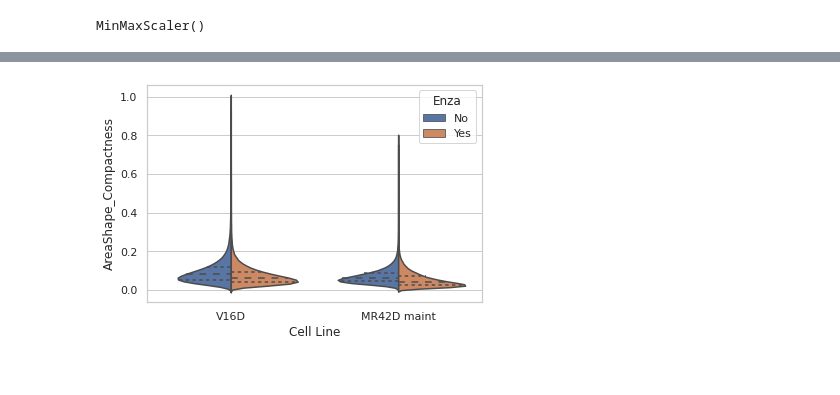
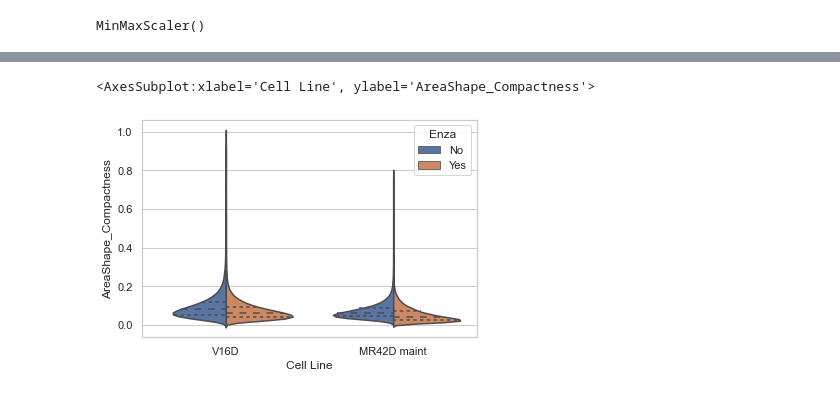
Before and after one commit to halliganbs/violin_facet_gird, a Jupyter notebook: violin_plot.ipynb, the cells around one changed output, grey strips where cells are left out. Saved outputs shown, nothing was run; the diff lists cells and outputs as text; code cells hidden in the pictures.

Commit message:
fist usable plots

```diff
--- a/violin_plot.ipynb
+++ b/violin_plot.ipynb
@@ -76,4 +82,5 @@ df_scaled.head()
 # %%
-ax = sns.violinplot(data = df_scaled, y='AreaShape_Compactness', x='Cell Line', hue='Enza', split=True,inner="quartile")
+sns.violinplot(data = df_scaled, y='AreaShape_Compactness', x='Cell Line', hue='Enza', split=True,inner="quartile")
 # %% [output]
+<AxesSubplot:xlabel='Cell Line', ylabel='AreaShape_Compactness'>
-[figure, old version]
+[figure, new version]
```
Also changed, not shown: parts of 18 cells of this notebook.
